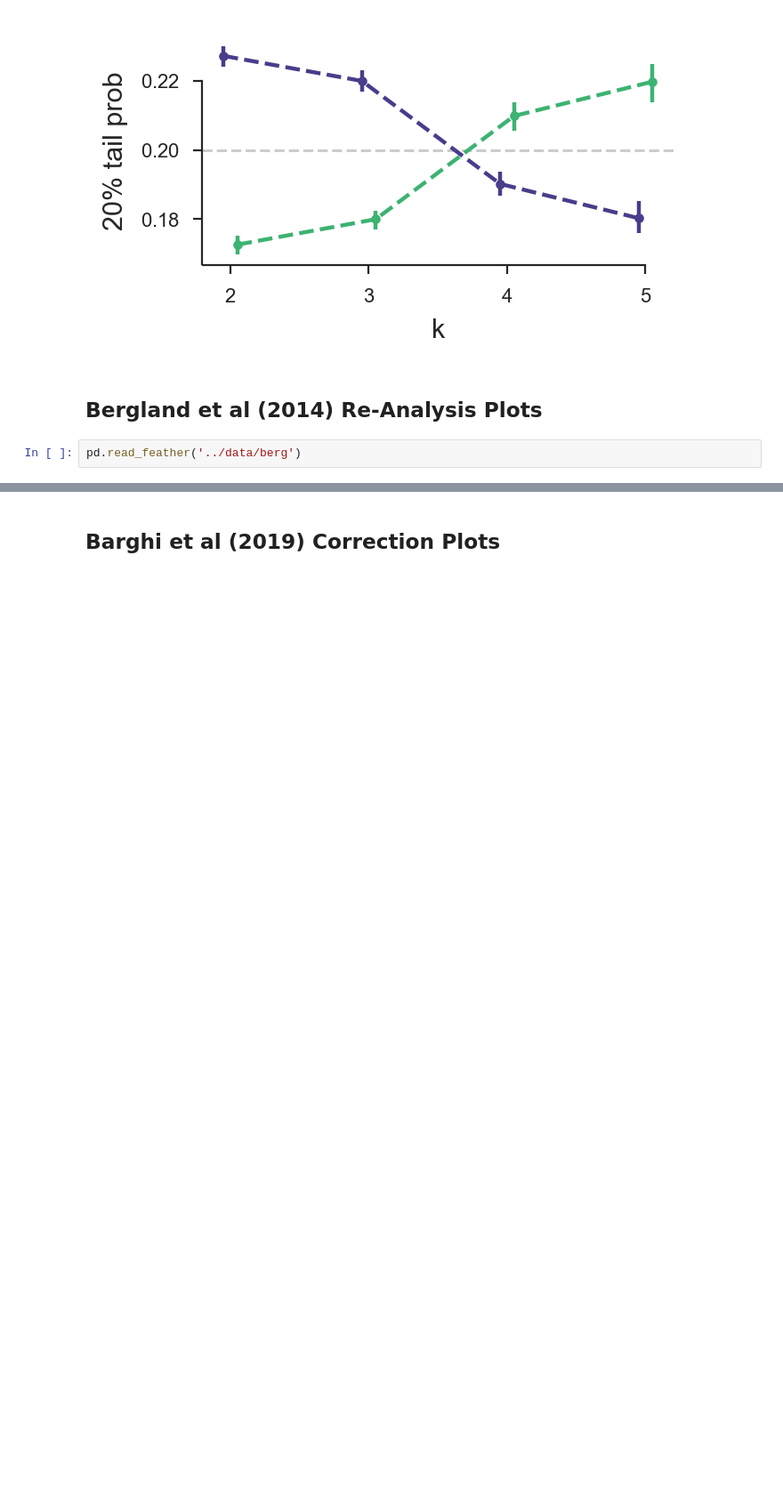
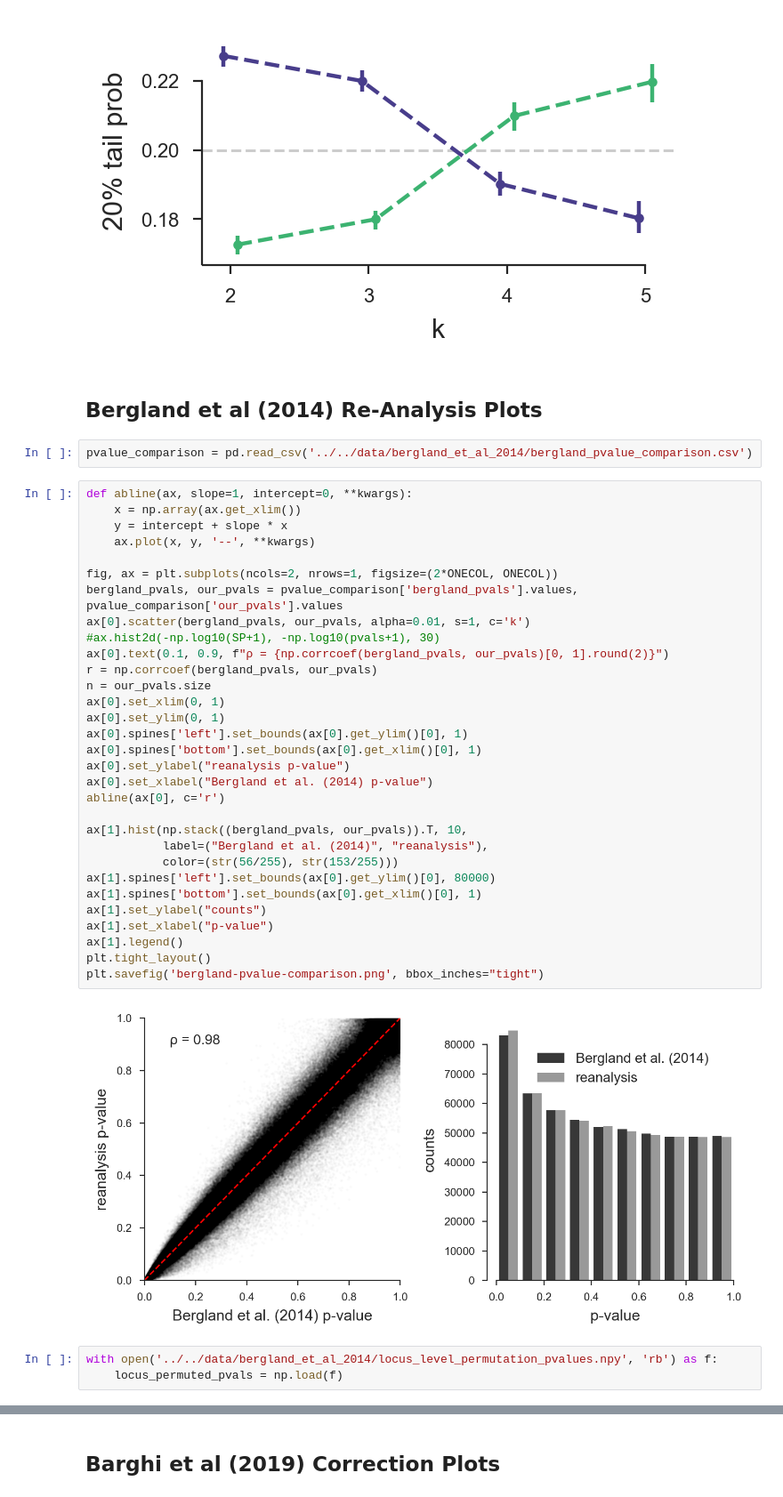
Before and after one commit to vsbuffalo/cvtk, a Jupyter notebook: notebooks/plots/plots.ipynb, the cells around one changed output, grey strips where cells are left out. Shown at 89% size. Saved outputs shown, nothing was run; the diff lists cells and outputs as text; blank space fills up the shorter version.

```diff
--- a/notebooks/plots/plots.ipynb
+++ b/notebooks/plots/plots.ipynb
@@ -731,5 +750,41 @@ fig.savefig("barghi-tailprobs-seqid-0.20.pdf", bbox_inches='tight')
 [figure]
 # %% [markdown]
 ## Bergland et al (2014) Re-Analysis Plots
-# %%
-pd.read_feather('../data/berg')
+# %%
+pvalue_comparison = pd.read_csv('../../data/bergland_et_al_2014/bergland_pvalue_comparison.csv')
+# %%
+def abline(ax, slope=1, intercept=0, **kwargs):
+    x = np.array(ax.get_xlim())
+    y = intercept + slope * x
+    ax.plot(x, y, '--', **kwargs)
+
+fig, ax = plt.subplots(ncols=2, nrows=1, figsize=(2*ONECOL, ONECOL))
+bergland_pvals, our_pvals = pvalue_comparison['bergland_pvals'].values, pvalue_comparison['our_pvals'].values
+ax[0].scatter(bergland_pvals, our_pvals, alpha=0.01, s=1, c='k')
+#ax.hist2d(-np.log10(SP+1), -np.log10(pvals+1), 30)
+ax[0].text(0.1, 0.9, f"ρ = {np.corrcoef(bergland_pvals, our_pvals)[0, 1].round(2)}")
+r = np.corrcoef(bergland_pvals, our_pvals)
+n = our_pvals.size
+ax[0].set_xlim(0, 1)
+ax[0].set_ylim(0, 1)
+ax[0].spines['left'].set_bounds(ax[0].get_ylim()[0], 1)
+ax[0].spines['bottom'].set_bounds(ax[0].get_xlim()[0], 1)
+ax[0].set_ylabel("reanalysis p-value")
+ax[0].set_xlabel("Bergland et al. (2014) p-value")
+abline(ax[0], c='r')
+
+ax[1].hist(np.stack((bergland_pvals, our_pvals)).T, 10,
+           label=("Bergland et al. (2014)", "reanalysis"),
+           color=(str(56/255), str(153/255)))
+ax[1].spines['left'].set_bounds(ax[0].get_ylim()[0], 80000)
+ax[1].spines['bottom'].set_bounds(ax[0].get_xlim()[0], 1)
+ax[1].set_ylabel("counts")
+ax[1].set_xlabel("p-value")
+ax[1].legend()
+plt.tight_layout()
+plt.savefig('bergland-pvalue-comparison.png', bbox_inches="tight")
+# %% [output]
+[figure, added]
+# %%
+with open('../../data/bergland_et_al_2014/locus_level_permutation_pvalues.npy', 'rb') as f:
+    locus_permuted_pvals = np.load(f)
```
Also changed, not shown: parts of 8 cells of this notebook, 3 other files.
